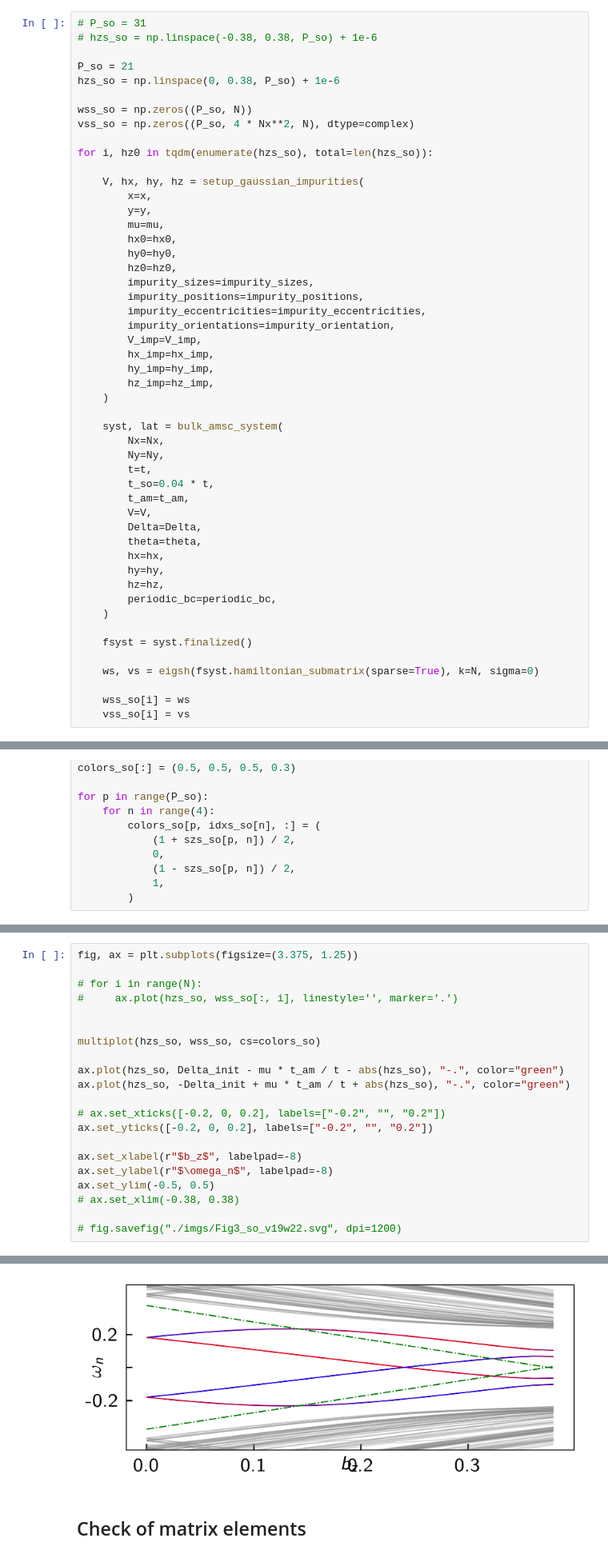
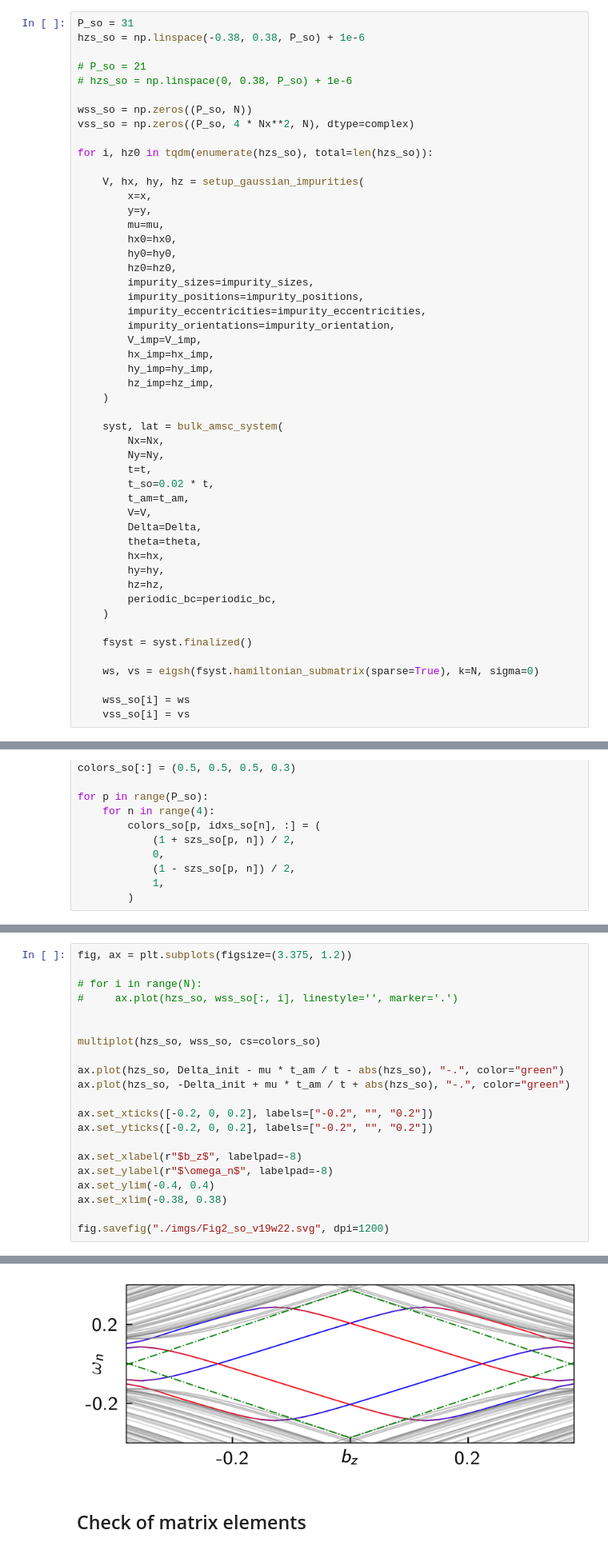
Before and after one commit to maiani/amsc_impurities, a Jupyter notebook: tightbinding/Fig2-single_impurity.ipynb, the cells around one changed output, grey strips where cells are left out. Shown at 80% size. Saved outputs shown, nothing was run; the diff lists cells and outputs as text.

```diff
--- a/tightbinding/Fig2-single_impurity.ipynb
+++ b/tightbinding/Fig2-single_impurity.ipynb
@@ -333,11 +332,11 @@ del vss
 # %% [markdown]
 ## Spin-orbit coupling
 # %%
-# P_so = 31
-# hzs_so = np.linspace(-0.38, 0.38, P_so) + 1e-6
+P_so = 31
+hzs_so = np.linspace(-0.38, 0.38, P_so) + 1e-6
 
-P_so = 21
-hzs_so = np.linspace(0, 0.38, P_so) + 1e-6
+# P_so = 21
+# hzs_so = np.linspace(0, 0.38, P_so) + 1e-6
 
 wss_so = np.zeros((P_so, N))
 vss_so = np.zeros((P_so, 4 * Nx**2, N), dtype=complex)
@@ -365,7 +364,7 @@ for i, hz0 in tqdm(enumerate(hzs_so), total=len(hzs_so)):
         Nx=Nx,
         Ny=Ny,
         t=t,
-        t_so=0.04 * t,
+        t_so=0.02 * t,
         t_am=t_am,
         V=V,
         Delta=Delta,
@@ -481,5 +480,5 @@ cbar.set_ticks([vmin, vmax], labels=[f"{vmin:.2f}", f"{vmax:.2f}"])
 # %%
-fig, ax = plt.subplots(figsize=(3.375, 1.25))
+fig, ax = plt.subplots(figsize=(3.375, 1.2))
 
 # for i in range(N):
 #     ax.plot(hzs_so, wss_so[:, i], linestyle='', marker='.')
@@ -490,13 +489,13 @@ multiplot(hzs_so, wss_so, cs=colors_so)
 ax.plot(hzs_so, Delta_init - mu * t_am / t - abs(hzs_so), "-.", color="green")
 ax.plot(hzs_so, -Delta_init + mu * t_am / t + abs(hzs_so), "-.", color="green")
 
-# ax.set_xticks([-0.2, 0, 0.2], labels=["-0.2", "", "0.2"])
+ax.set_xticks([-0.2, 0, 0.2], labels=["-0.2", "", "0.2"])
 ax.set_yticks([-0.2, 0, 0.2], labels=["-0.2", "", "0.2"])
 
 ax.set_xlabel(r"$b_z$", labelpad=-8)
 ax.set_ylabel(r"$\omega_n$", labelpad=-8)
-ax.set_ylim(-0.5, 0.5)
-# ax.set_xlim(-0.38, 0.38)
+ax.set_ylim(-0.4, 0.4)
+ax.set_xlim(-0.38, 0.38)
 
-# fig.savefig("./imgs/Fig3_so_v19w22.svg", dpi=1200)
+fig.savefig("./imgs/Fig2_so_v19w22.svg", dpi=1200)
 # %% [output]
@@ -504,4 +502,4 @@ ax.set_ylim(-0.5, 0.5)
-[figure, old version]
+[figure, new version]
 # %% [markdown]
 ## Check of matrix elements
 # %%
```
Also changed, not shown: parts of 9 cells of this notebook, 13 other files.
